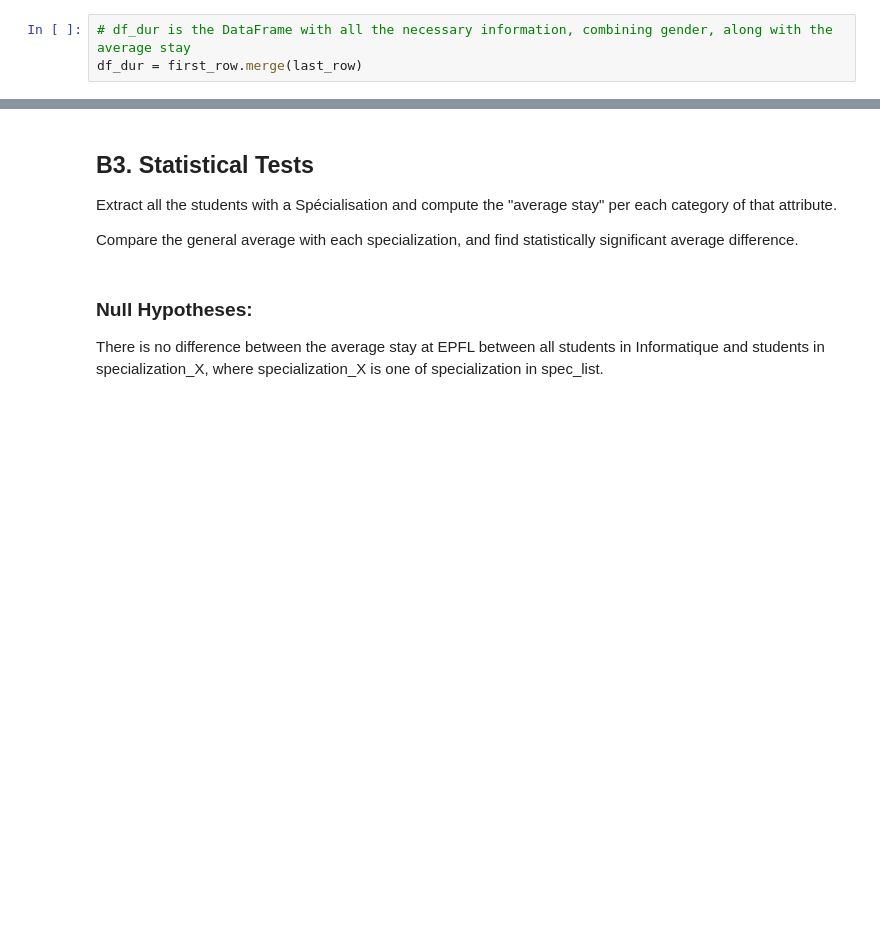
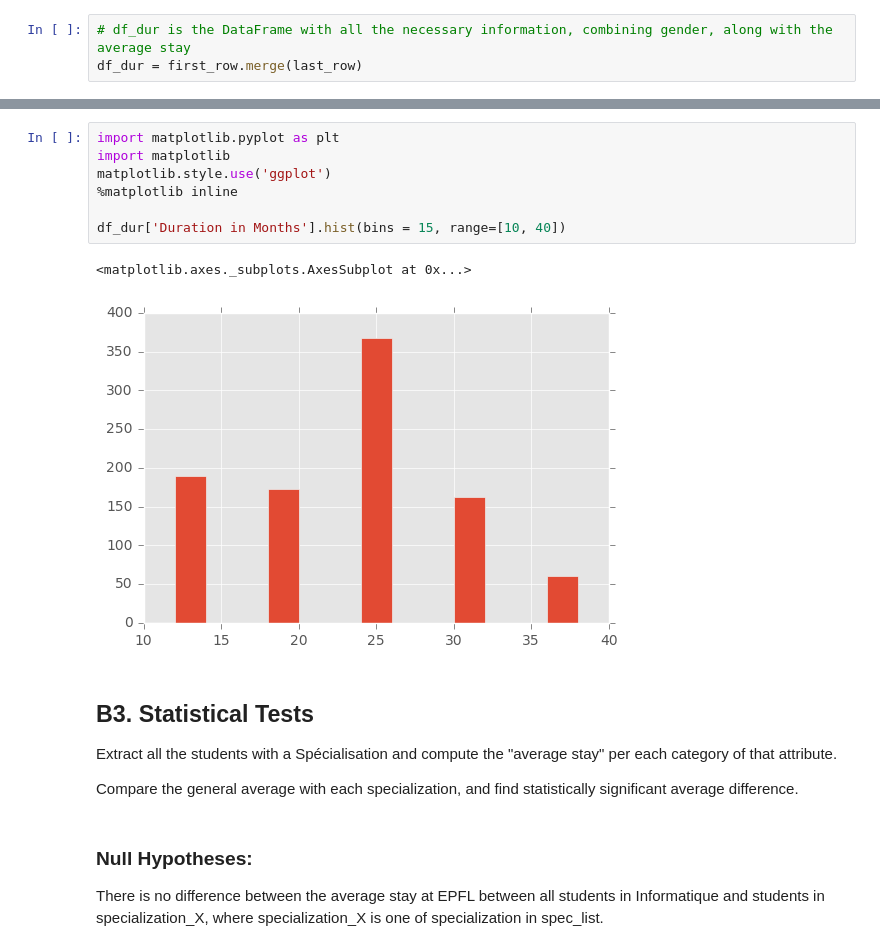
Before and after one commit to kirtanp/ADA-EPFL-2016, a Jupyter notebook: Lab2/Part 2 - Master's Data.ipynb, the cells around one changed output, grey strips where cells are left out. Drawn from its saved outputs; the diff is of its cells as text; blank space fills up the shorter version.

```diff
--- a/Lab2/Part 2 - Master's Data.ipynb
+++ b/Lab2/Part 2 - Master's Data.ipynb
@@ -226,5 +285,15 @@ df_dur.head()
 | 3 | Adamsons Valdis | Monsieur | 2016 | 0 | NaN | 2016 | 0 | ... |
 | 4 | Adams Marc Alain | Monsieur | 2016 | 0 | NaN | 2016 | 0 | ... |
+# %%
+import matplotlib.pyplot as plt
+import matplotlib
+matplotlib.style.use('ggplot')
+%matplotlib inline
+
+df_dur['Duration in Months'].hist(bins = 15, range=[10, 40])
+# %% [output]
+<matplotlib.axes._subplots.AxesSubplot at 0x...>
+[figure, added]
 # %% [markdown]
 ## B3. Statistical Tests
 
```
Also changed, not shown: parts of 23 cells of this notebook, 4 other files.
